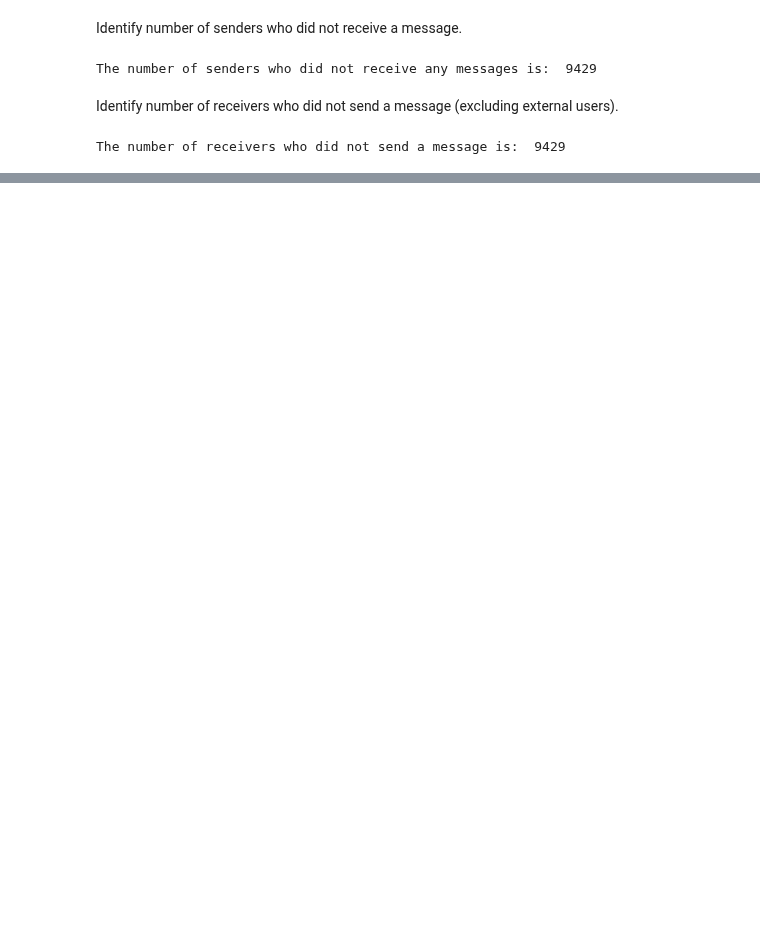
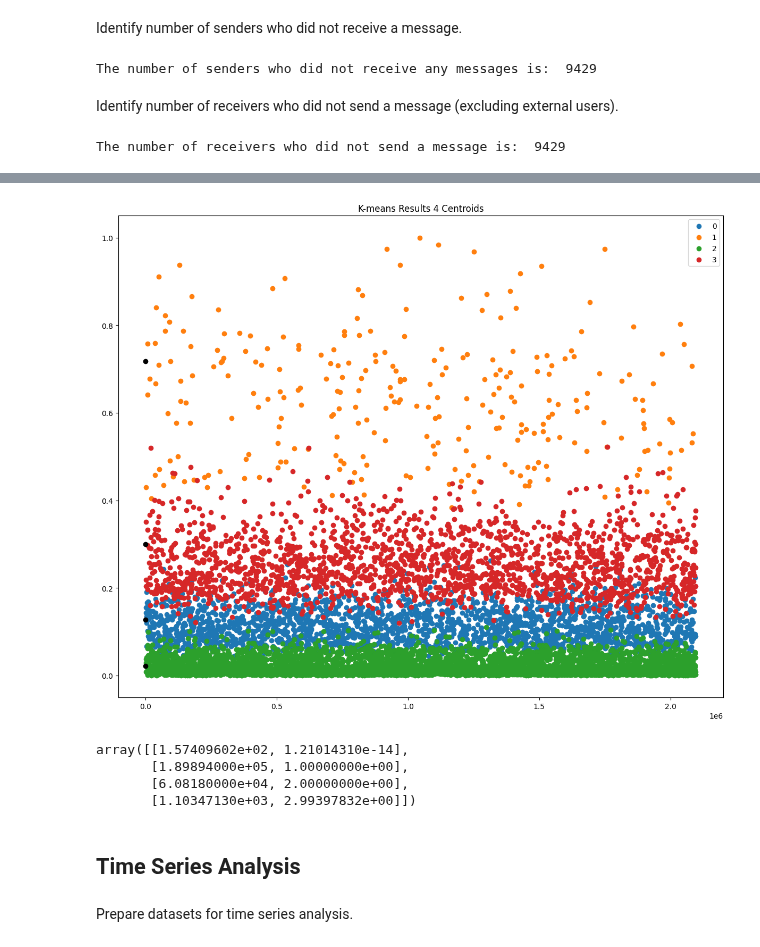
Before and after one commit to benkarabinus/nerdy_data_stuff, a Jupyter notebook: DU/COMP4449/FinalProject/Notebooks/FinalProjectEDA.ipynb, the cells around one changed output, grey strips where cells are left out. Cells and saved outputs as stored; diff of their text form; code cells hidden in the pictures; blank space fills up the shorter version.

```diff
--- a/DU/COMP4449/FinalProject/Notebooks/FinalProjectEDA.ipynb
+++ b/DU/COMP4449/FinalProject/Notebooks/FinalProjectEDA.ipynb
@@ -483,0 +560,43 @@ comm_sizes
+# %%
+"""define a helper function to visualize K-means results"""
+
+def plot_kmeans(model, data, predictions):
+    # instantiate the pyplot objects
+    fig, ax = plt.subplots(figsize=(12, 10))
+    # get unique labels in predictions
+    labels = np.unique(predictions)
+    # get centroids form the fit model
+    centroids = model.cluster_centers_
+    # iterate over predicted labels and create scatter plot for each
+    for label in labels:
+        filtered = data[data['cluster_labels'] == label]
+        plt.scatter(filtered.iloc[:, :1], filtered.iloc[:, 1:2])
+    # add centroids to the graph
+    plt.scatter(centroids[:, 0], centroids[:, 1], color='black')
+    # add legend for label values
+    plt.legend(labels)
+    # add title
+    title = 'K-means Results {} Centroids'.format(len(labels))
+    plt.title(title)
+    plt.tight_layout()
+    plt.show()
+# %%
+# instantiate model and  plot kmeans results
+kmeans = KMeans(n_clusters=4, init = 'k-means++', random_state=42)
+labels = kmeans.fit_predict(from_and_to_scaled.iloc[:, -2:])
+#from_and_to['cluster_labels'] = labels
+from_and_to_scaled['cluster_labels'] = labels
+plot_kmeans(kmeans, from_and_to_scaled, labels)
+# %% [output]
+[figure, added]
+# %%
+kmeans.cluster_centers_
+# %% [output]
+array([[1.57409602e+02, 1.21014310e-14],
+       [1.89894000e+05, 1.00000000e+00],
+       [6.08180000e+04, 2.00000000e+00],
+       [1.10347130e+03, 2.99397832e+00]])
+# %% [markdown]
+## Time Series Analysis
+# %% [markdown]
+Prepare datasets for time series analysis.
```
Also changed, not shown: parts of 29 cells of this notebook.
